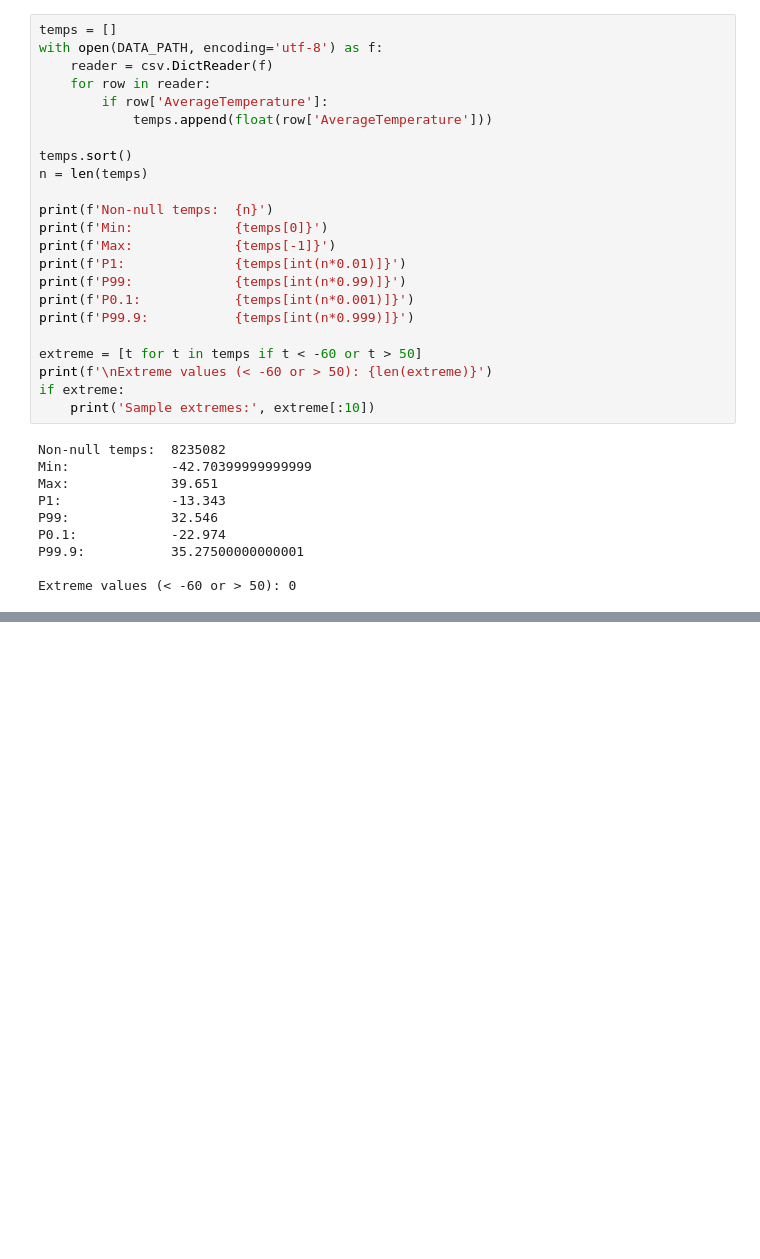
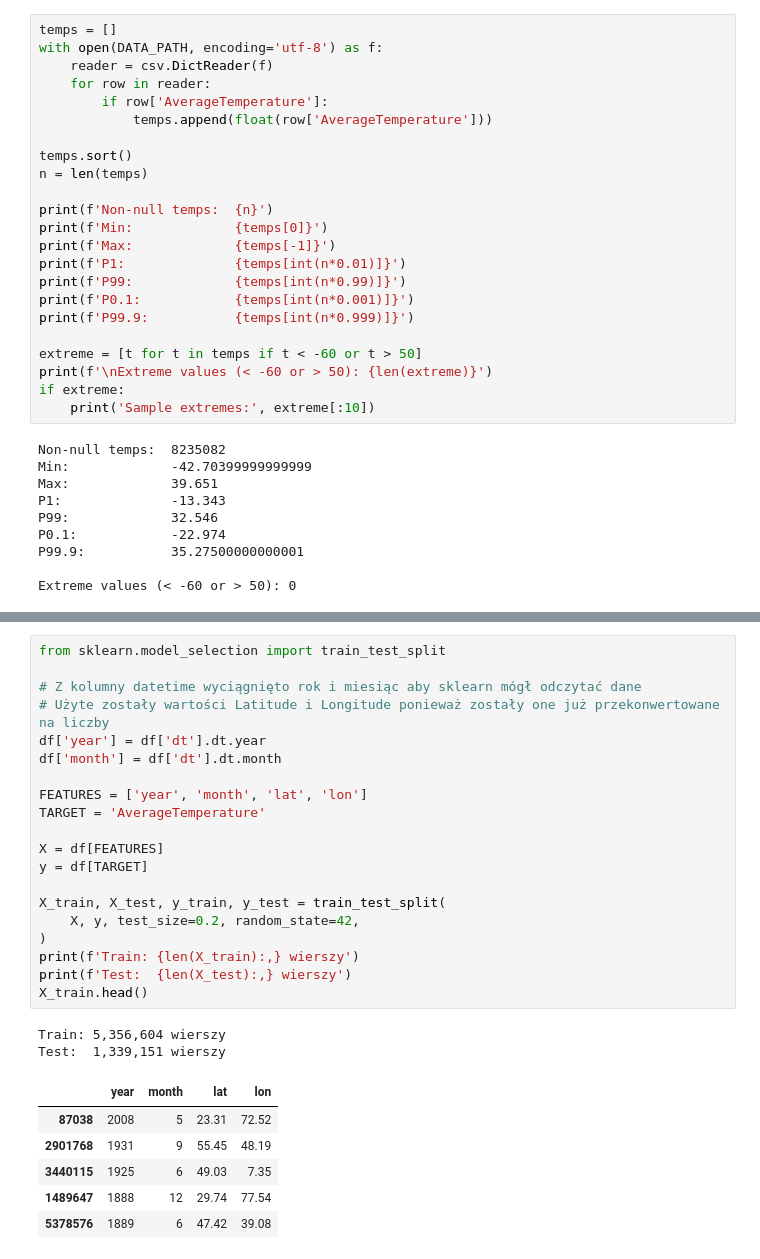
Before and after one commit to TGajewski09/ASI_projekt, a Jupyter notebook: notebooks/eda_01_raw_temperatures.ipynb, the cells around one changed output, grey strips where cells are left out. Drawn from its saved outputs; the diff is of its cells as text; blank space fills up the shorter version.

```diff
--- a/notebooks/eda_01_raw_temperatures.ipynb
+++ b/notebooks/eda_01_raw_temperatures.ipynb
@@ -146,0 +266,29 @@ Extreme values (< -60 or > 50): 0
+# %%
+from sklearn.model_selection import train_test_split
+
+# Z kolumny datetime wyciągnięto rok i miesiąc aby sklearn mógł odczytać dane
+# Użyte zostały wartości Latitude i Longitude ponieważ zostały one już przekonwertowane na liczby
+df['year'] = df['dt'].dt.year
+df['month'] = df['dt'].dt.month
+
+FEATURES = ['year', 'month', 'lat', 'lon']
+TARGET = 'AverageTemperature'
+
+X = df[FEATURES]
+y = df[TARGET]
+
+X_train, X_test, y_train, y_test = train_test_split(
+    X, y, test_size=0.2, random_state=42,
+)
+print(f'Train: {len(X_train):,} wierszy')
+print(f'Test:  {len(X_test):,} wierszy')
+X_train.head()
+# %% [output]
+Train: 5,356,604 wierszy
+Test:  1,339,151 wierszy
+|  | year | month | lat | lon |
+| 87038 | 2008 | 5 | 23.31 | 72.52 |
+| 2901768 | 1931 | 9 | 55.45 | 48.19 |
+| 3440115 | 1925 | 6 | 49.03 | 7.35 |
+| 1489647 | 1888 | 12 | 29.74 | 77.54 |
+| 5378576 | 1889 | 6 | 47.42 | 39.08 |
```
Also changed, not shown: parts of 18 cells of this notebook.
